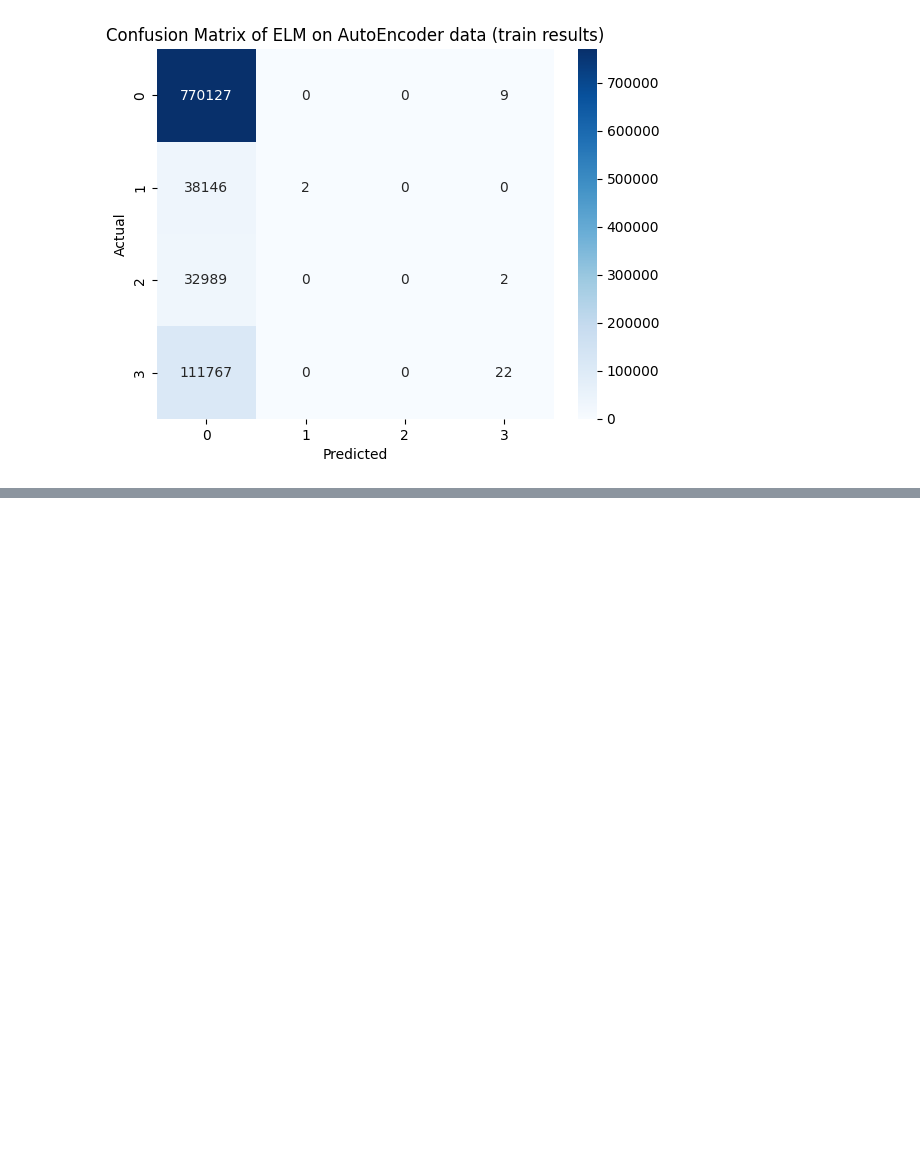
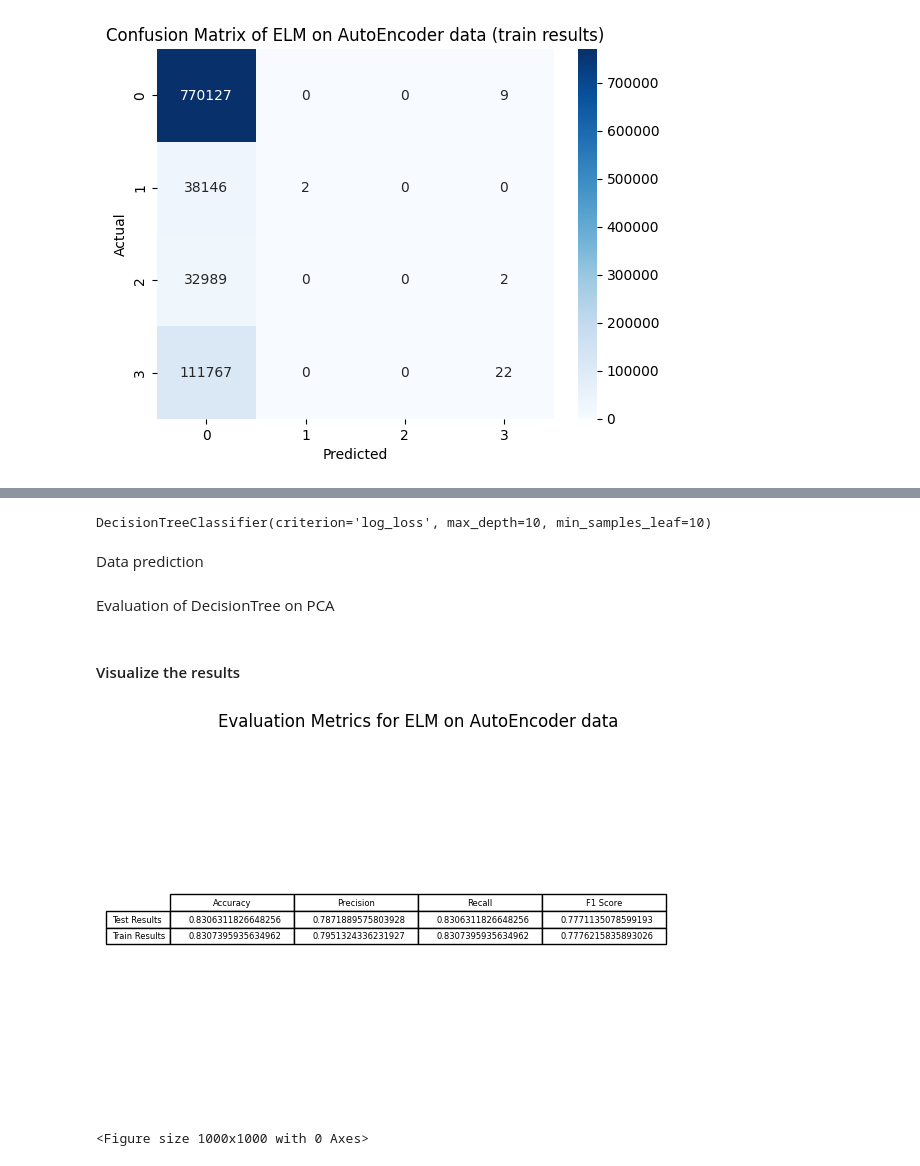
Before and after one commit to yazdanzv/Compare_Multiple_DL_Methods_on_Flight_USA_Dataset, a Jupyter notebook: main.ipynb, the cells around one changed output, grey strips where cells are left out. Drawn from its saved outputs; the diff is of its cells as text; code cells hidden in the pictures; blank space fills up the shorter version.

```diff
--- a/main.ipynb
+++ b/main.ipynb
@@ -912,0 +916,40 @@ plt.show()
+# %%
+dt_pca = DT(min_samples_leaf=10, criterion='log_loss', max_depth=10)
+dt_pca.fit(X_pca_train, y_pca_Train)
+# %% [output]
+DecisionTreeClassifier(criterion='log_loss', max_depth=10, min_samples_leaf=10)
+# %% [markdown]
+Data prediction
+# %%
+# Test data prediction
+dt_pca_pred_test = dt_pca.predict(X_pca_test)
+
+# Train data prediction
+dt_pca_pred_train = dt_pca.predict(X_pca_train)
+# %% [markdown]
+Evaluation of DecisionTree on PCA
+# %%
+# Test data
+acc_dt_pca_test = accuracy_score(y_pca_test, dt_pca_pred_test)
+prec_dt_pca_test = precision_score(y_pca_test, dt_pca_pred_test, average='weighted')
+rec_dt_pca_test = recall_score(y_pca_test, dt_pca_pred_test, average='weighted')
+f1_dt_pca_test = f1_score(y_pca_test, dt_pca_pred_test, average='weighted')
+con_mat_dt_pca_test = confusion_matrix(y_pca_test, dt_pca_pred_test)
+
+# Test data
+acc_dt_pca_train = accuracy_score(y_pca_Train, dt_pca_pred_train)
+prec_dt_pca_train = precision_score(y_pca_Train, dt_pca_pred_train, average='weighted')
+rec_dt_pca_train = recall_score(y_pca_Train, dt_pca_pred_train, average='weighted')
+f1_dt_pca_train = f1_score(y_pca_Train, dt_pca_pred_train, average='weighted')
+con_mat_dt_pca_train = confusion_matrix(y_pca_Train, dt_pca_pred_train)
+# %% [markdown]
+<h4>Visualize the results</h4>
+# %%
+plt.table([[acc_dt_pca_test, prec_dt_pca_test, rec_dt_pca_test, f1_dt_pca_test], [acc_dt_pca_train, prec_dt_pca_train, rec_dt_pca_train, f1_dt_pca_train]], colLabels=['Accuracy', 'Precision', 'Recall', 'F1 Score'], rowLabels=['Test Results', 'Train Results'], loc='center')
+plt.axis('off')
+plt.title("Evaluation Metrics for ELM on AutoEncoder data")
+plt.figure(figsize=(10,10))
+plt.show()
+# %% [output]
+[figure, added]
+<Figure size 1000x1000 with 0 Axes>
```
Also changed, not shown: parts of 6 cells of this notebook.
